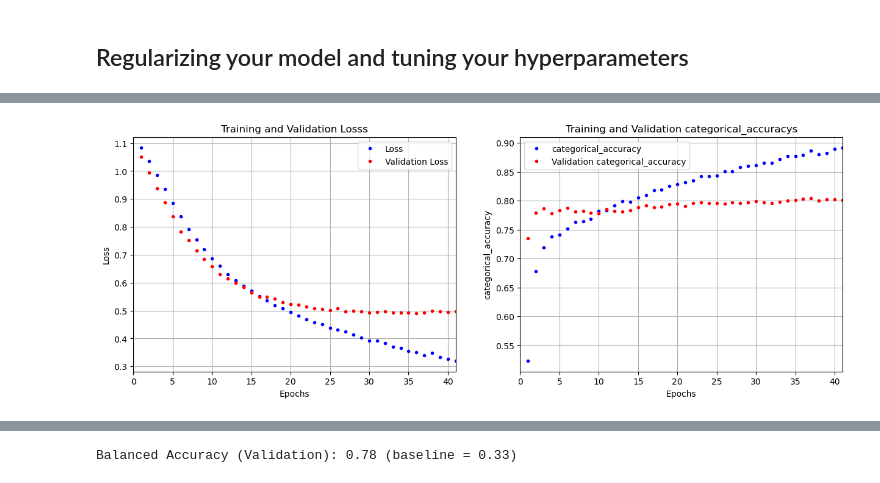
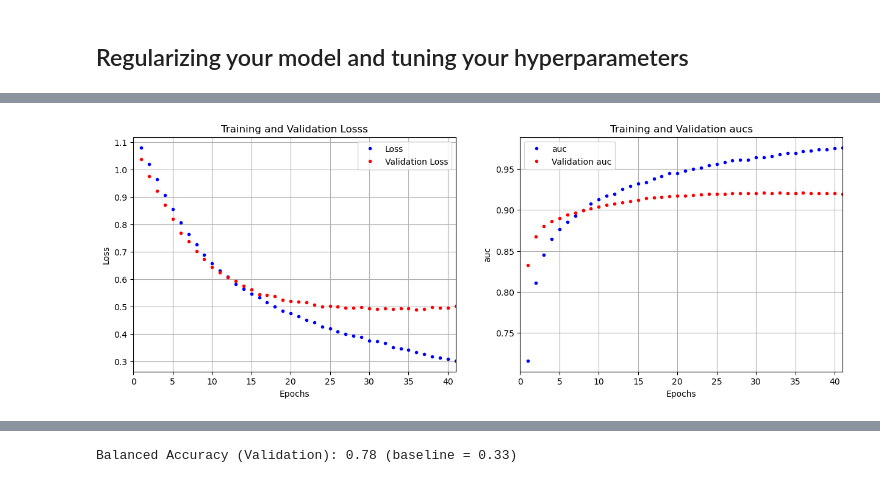
Before and after one commit to sreent/neural-networks-old, a Jupyter notebook: Twitter US Airline Sentiment - NLP Example.ipynb, the cells around one changed output, grey strips where cells are left out. Saved outputs shown, nothing was run; the diff lists cells and outputs as text; code cells hidden in the pictures.

```diff
--- a/Twitter US Airline Sentiment - NLP Example.ipynb
+++ b/Twitter US Airline Sentiment - NLP Example.ipynb
@@ -452,9 +462,9 @@ trained_opt_model = train_deep_neural_network(opt_model, X_train, y_train,
                                               val_data=(X_val, y_val),
                                               callbacks=[EARLY_STOP], seed=SEED)
 # %%
-plot_training_history(trained_opt_model['history'], monitors=['loss', 'categorical_accuracy'])
+plot_training_history(trained_opt_model['history'], monitors=['loss', 'auc'])
 # %% [output]
-[figure, old version]
+[figure, new version]
 # %%
 print('Accuracy (Validation): {:.2f} (baseline=0.63)'.format(trained_opt_model['val_score'][0]))
 print('Precision (Validation): {:.2f}'.format(trained_opt_model['val_score'][1]))
```
Also changed, not shown: parts of 13 cells of this notebook, 1 other file.
